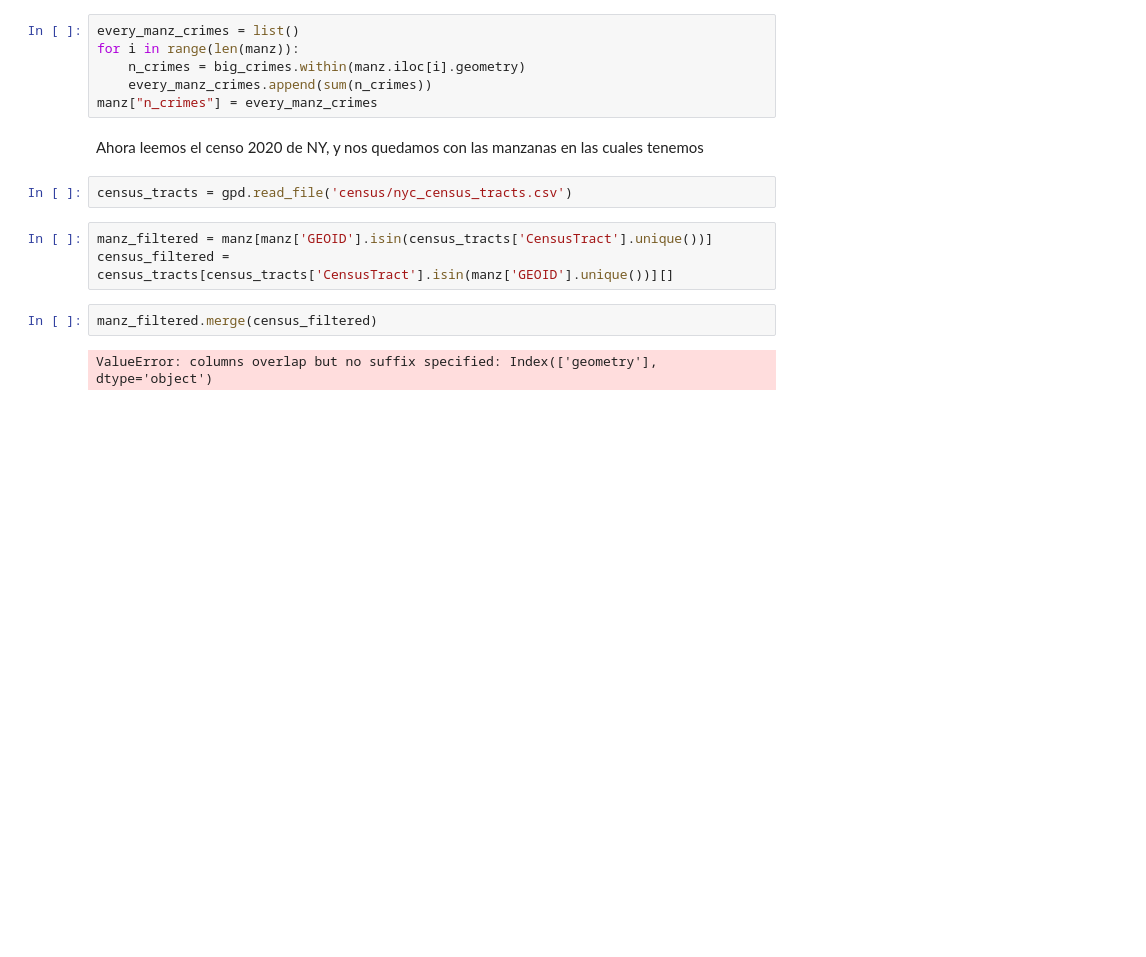
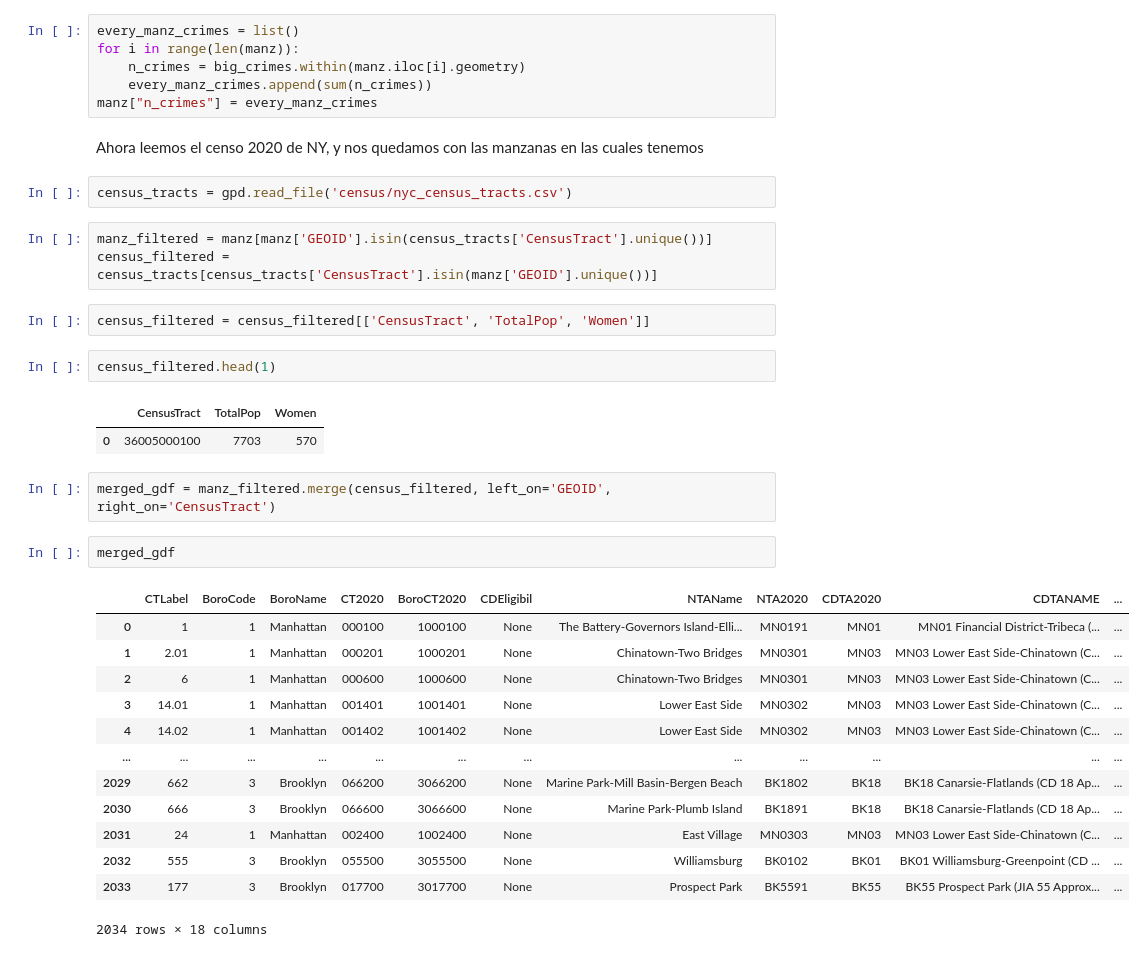
Before and after one commit to Larraguibel/HeatIslandsWV, a Jupyter notebook: violence_against_women.ipynb, the cells around one changed output. Cells and saved outputs as stored; diff of their text form; blank space fills up the shorter version.

```diff
--- a/violence_against_women.ipynb
+++ b/violence_against_women.ipynb
@@ -186,8 +186,29 @@ Ahora leemos el censo 2020 de NY, y nos quedamos con las manzanas en las cuales
 census_tracts = gpd.read_file('census/nyc_census_tracts.csv')
 # %%
 manz_filtered = manz[manz['GEOID'].isin(census_tracts['CensusTract'].unique())]
-census_filtered = census_tracts[census_tracts['CensusTract'].isin(manz['GEOID'].unique())][]
+census_filtered = census_tracts[census_tracts['CensusTract'].isin(manz['GEOID'].unique())]
-# %%
-manz_filtered.merge(census_filtered)
-# %% [output]
-ValueError: columns overlap but no suffix specified: Index(['geometry'], dtype='object')
+# %%
+census_filtered = census_filtered[['CensusTract', 'TotalPop', 'Women']]
+# %%
+census_filtered.head(1)
+# %% [output]
+|  | CensusTract | TotalPop | Women |
+| 0 | 36005000100 | 7703 | 570 |
+# %%
+merged_gdf = manz_filtered.merge(census_filtered, left_on='GEOID', right_on='CensusTract')
+# %%
+merged_gdf
+# %% [output]
+|  | CTLabel | BoroCode | BoroName | CT2020 | BoroCT2020 | CDEligibil | NTAName | NTA2020 | CDTA2020 | CDTANAME | ... |
+| 0 | 1 | 1 | Manhattan | 000100 | 1000100 | None | The Battery-Governors Island-Elli... | MN0191 | MN01 | MN01 Financial District-Tribeca (... | ... |
+| 1 | 2.01 | 1 | Manhattan | 000201 | 1000201 | None | Chinatown-Two Bridges | MN0301 | MN03 | MN03 Lower East Side-Chinatown (C... | ... |
+| 2 | 6 | 1 | Manhattan | 000600 | 1000600 | None | Chinatown-Two Bridges | MN0301 | MN03 | MN03 Lower East Side-Chinatown (C... | ... |
+| 3 | 14.01 | 1 | Manhattan | 001401 | 1001401 | None | Lower East Side | MN0302 | MN03 | MN03 Lower East Side-Chinatown (C... | ... |
+| 4 | 14.02 | 1 | Manhattan | 001402 | 1001402 | None | Lower East Side | MN0302 | MN03 | MN03 Lower East Side-Chinatown (C... | ... |
+| ... | ... | ... | ... | ... | ... | ... | ... | ... | ... | ... | ... |
+| 2029 | 662 | 3 | Brooklyn | 066200 | 3066200 | None | Marine Park-Mill Basin-Bergen Beach | BK1802 | BK18 | BK18 Canarsie-Flatlands (CD 18 Ap... | ... |
+| 2030 | 666 | 3 | Brooklyn | 066600 | 3066600 | None | Marine Park-Plumb Island | BK1891 | BK18 | BK18 Canarsie-Flatlands (CD 18 Ap... | ... |
+| 2031 | 24 | 1 | Manhattan | 002400 | 1002400 | None | East Village | MN0303 | MN03 | MN03 Lower East Side-Chinatown (C... | ... |
+| 2032 | 555 | 3 | Brooklyn | 055500 | 3055500 | None | Williamsburg | BK0102 | BK01 | BK01 Williamsburg-Greenpoint (CD ... | ... |
+| 2033 | 177 | 3 | Brooklyn | 017700 | 3017700 | None | Prospect Park | BK5591 | BK55 | BK55 Prospect Park (JIA 55 Approx... | ... |
+2034 rows × 18 columns
```
Also changed, not shown: 1 other file.
